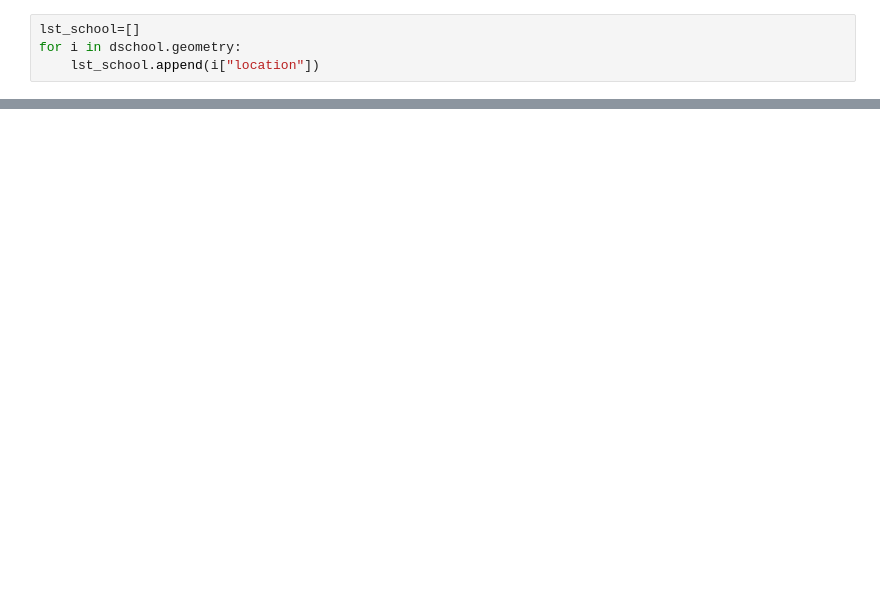
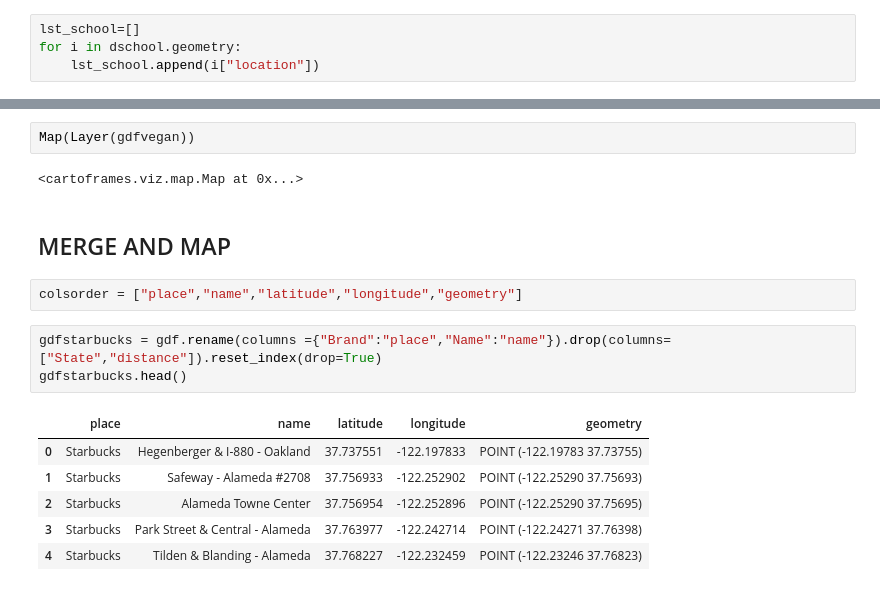
Before and after one commit to MdeMaic/GeolocationMongoDB_Project, a Jupyter notebook: II_GeoApis.ipynb, the cells around one changed output, grey strips where cells are left out. Saved outputs shown, nothing was run; the diff lists cells and outputs as text; blank space fills up the shorter version.

```diff
--- a/II_GeoApis.ipynb
+++ b/II_GeoApis.ipynb
@@ -239,0 +266,18 @@ ValueError: Length of values does not match length of index
+# %%
+Map(Layer(gdfvegan))
+# %% [output]
+<cartoframes.viz.map.Map at 0x...>
+# %% [markdown]
+## MERGE AND MAP
+# %%
+colsorder = ["place","name","latitude","longitude","geometry"]
+# %%
+gdfstarbucks = gdf.rename(columns ={"Brand":"place","Name":"name"}).drop(columns=["State","distance"]).reset_index(drop=True)
+gdfstarbucks.head()
+# %% [output]
+|  | place | name | latitude | longitude | geometry |
+| 0 | Starbucks | Hegenberger & I-880 - Oakland | 37.737551 | -122.197833 | POINT (-122.19783 37.73755) |
+| 1 | Starbucks | Safeway - Alameda #2708 | 37.756933 | -122.252902 | POINT (-122.25290 37.75693) |
+| 2 | Starbucks | Alameda Towne Center | 37.756954 | -122.252896 | POINT (-122.25290 37.75695) |
+| 3 | Starbucks | Park Street & Central - Alameda | 37.763977 | -122.242714 | POINT (-122.24271 37.76398) |
+| 4 | Starbucks | Tilden & Blanding - Alameda | 37.768227 | -122.232459 | POINT (-122.23246 37.76823) |
```
Also changed, not shown: parts of 21 cells of this notebook.
